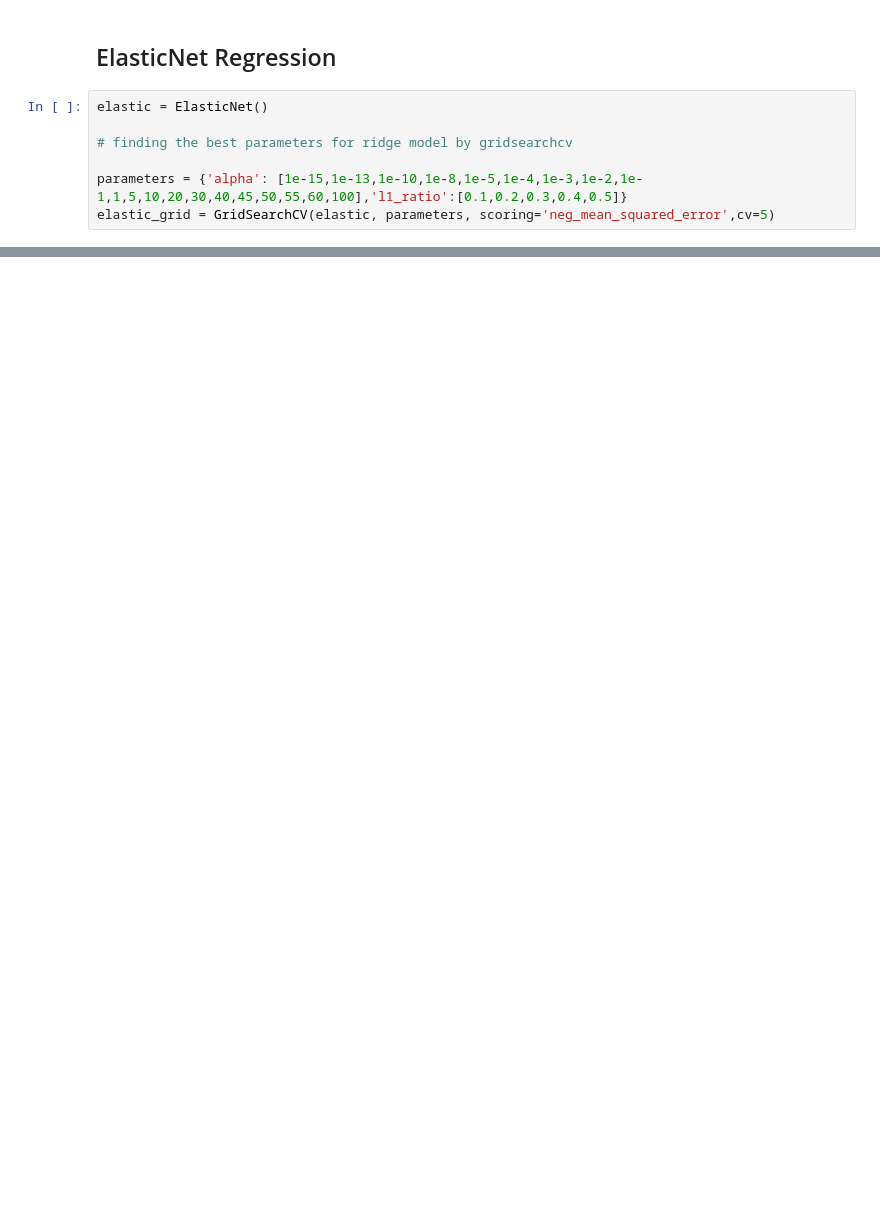
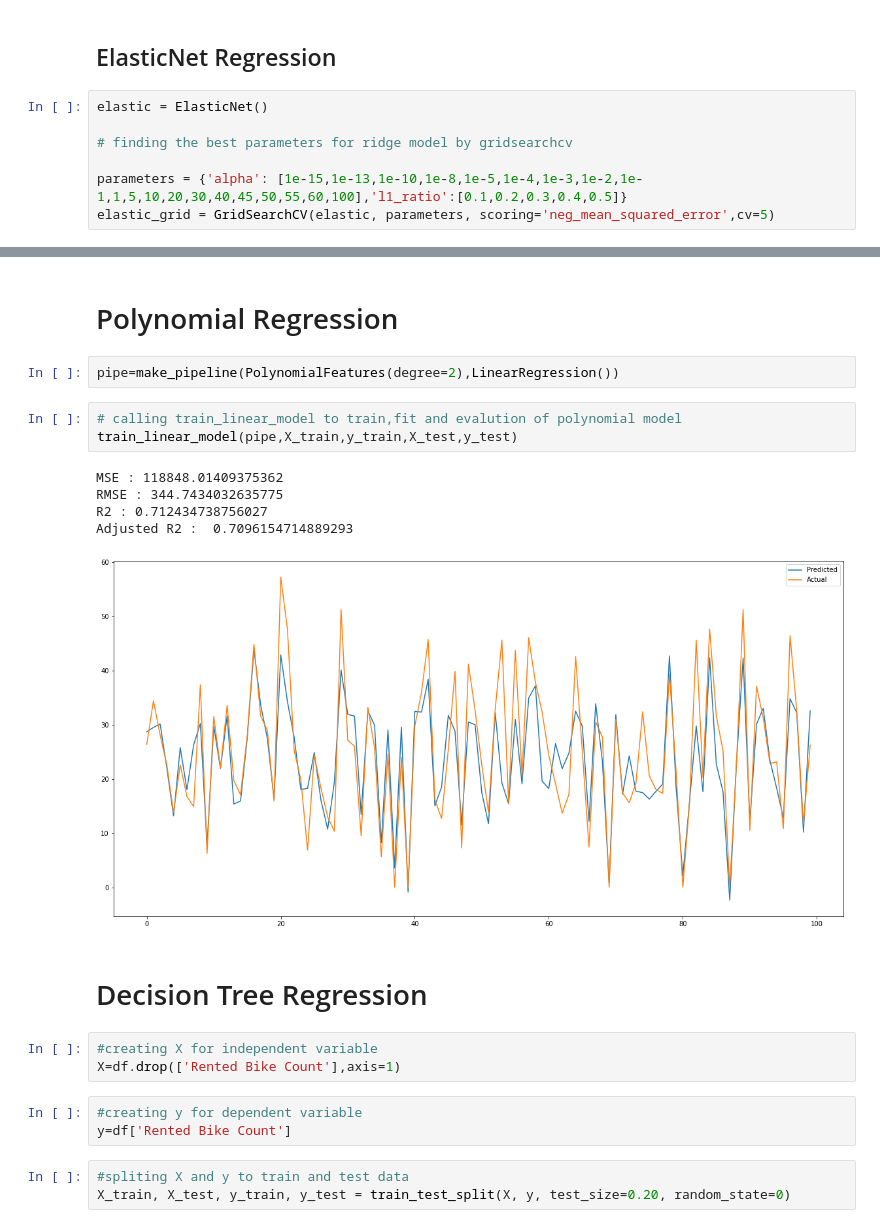
Before and after one commit to Hiteshlko1/Bike-sharing-demand-prediction, a Jupyter notebook: Bike_Sharing_Demand_Prediction_Capstone_Project_Hitesh_Verma.ipynb, the cells around one changed output, grey strips where cells are left out. Saved outputs shown, nothing was run; the diff lists cells and outputs as text; blank space fills up the shorter version.

```diff
--- a/Bike_Sharing_Demand_Prediction_Capstone_Project_Hitesh_Verma.ipynb
+++ b/Bike_Sharing_Demand_Prediction_Capstone_Project_Hitesh_Verma.ipynb
@@ -706 +705,25 @@ Adjusted R2 :  0.5705228660566357
 [figure]
+# %% [markdown]
+# Polynomial Regression
+# %%
+pipe=make_pipeline(PolynomialFeatures(degree=2),LinearRegression())
+# %%
+# calling train_linear_model to train,fit and evalution of polynomial model
+train_linear_model(pipe,X_train,y_train,X_test,y_test)
+# %% [output]
+MSE : 118848.01409375362
+RMSE : 344.7434032635775
+R2 : 0.712434738756027
+Adjusted R2 :  0.7096154714889293
+[figure, added]
+# %% [markdown]
+# Decision Tree Regression
+# %%
+#creating X for independent variable
+X=df.drop(['Rented Bike Count'],axis=1)
+# %%
+#creating y for dependent variable
+y=df['Rented Bike Count']
+# %%
+#spliting X and y to train and test data
+X_train, X_test, y_train, y_test = train_test_split(X, y, test_size=0.20, random_state=0)
```
Also changed, not shown: parts of 24 cells of this notebook.
